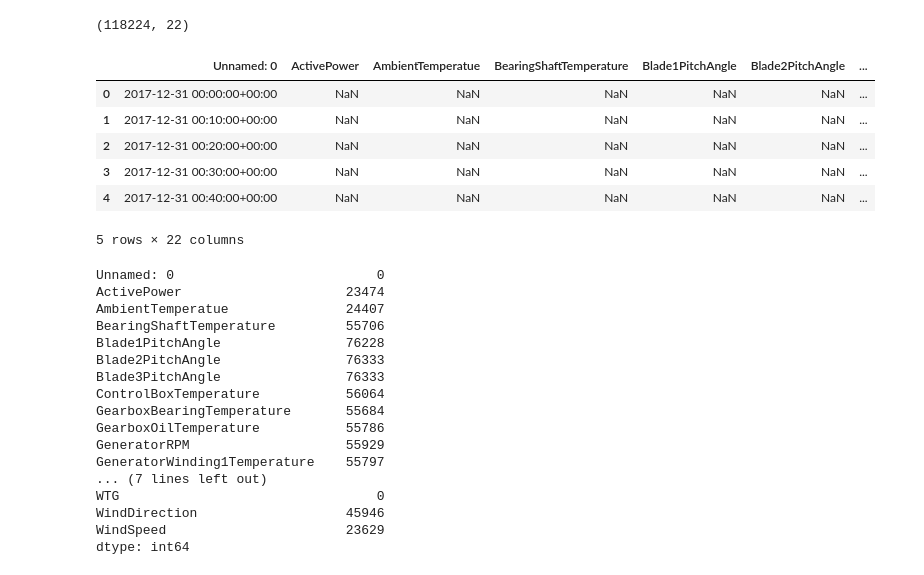
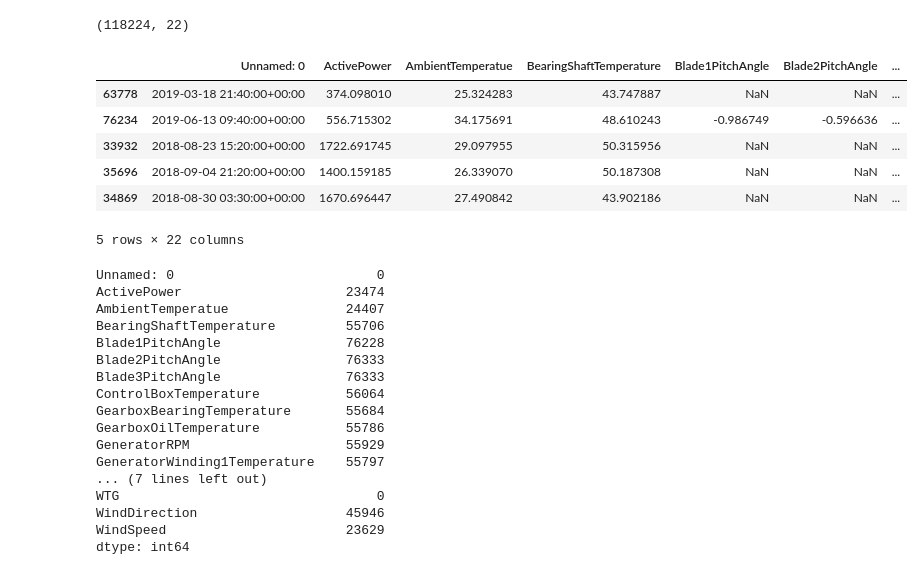
Before and after one commit to spauthie/ML_EolienElectricity, a Jupyter notebook: eolien.ipynb, the cells around one changed output. Saved outputs shown, nothing was run; the diff lists cells and outputs as text; code cells hidden in the pictures.

```diff
--- a/eolien.ipynb
+++ b/eolien.ipynb
@@ -26,16 +26,16 @@ df = data.copy()
 df.shape
 # %% [output]
 (118224, 22)
-# %%
-df.head()
-# %% [output]
-|  | Unnamed: 0 | ActivePower | AmbientTemperatue | BearingShaftTemperature | Blade1PitchAngle | Blade2PitchAngle | ... |
-| 0 | 2017-12-31 00:00:00+00:00 | NaN | NaN | NaN | NaN | NaN | ... |
-| 1 | 2017-12-31 00:10:00+00:00 | NaN | NaN | NaN | NaN | NaN | ... |
-| 2 | 2017-12-31 00:20:00+00:00 | NaN | NaN | NaN | NaN | NaN | ... |
-| 3 | 2017-12-31 00:30:00+00:00 | NaN | NaN | NaN | NaN | NaN | ... |
-| 4 | 2017-12-31 00:40:00+00:00 | NaN | NaN | NaN | NaN | NaN | ... |
-5 rows × 22 columns
+# %%
+df.sample(5)
+# %% [output]
+|  | Unnamed: 0 | ActivePower | AmbientTemperatue | BearingShaftTemperature | Blade1PitchAngle | Blade2PitchAngle | ... |
+| 63778 | 2019-03-18 21:40:00+00:00 | 374.098010 | 25.324283 | 43.747887 | NaN | NaN | ... |
+| 76234 | 2019-06-13 09:40:00+00:00 | 556.715302 | 34.175691 | 48.610243 | -0.986749 | -0.596636 | ... |
+| 33932 | 2018-08-23 15:20:00+00:00 | 1722.691745 | 29.097955 | 50.315956 | NaN | NaN | ... |
+| 35696 | 2018-09-04 21:20:00+00:00 | 1400.159185 | 26.339070 | 50.187308 | NaN | NaN | ... |
+| 34869 | 2018-08-30 03:30:00+00:00 | 1670.696447 | 27.490842 | 43.902186 | NaN | NaN | ... |
+5 rows × 22 columns
 # %%
 df.isna().sum()
 # %% [output]
```
Also changed, not shown: parts of 1 cell of this notebook.
